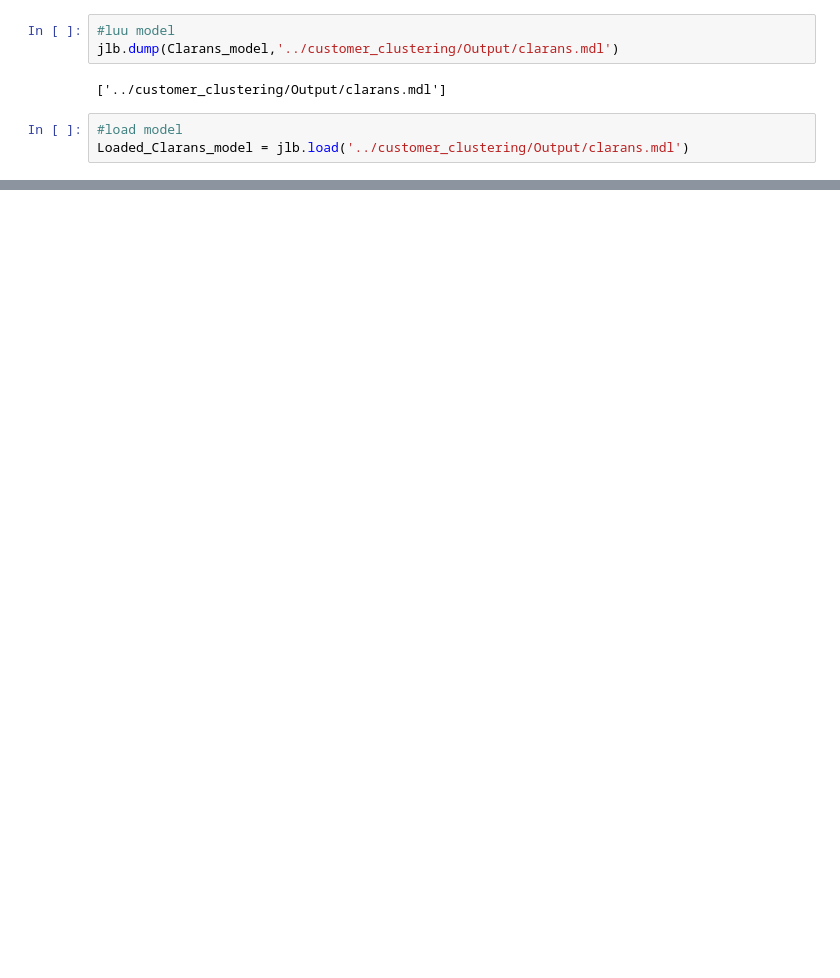
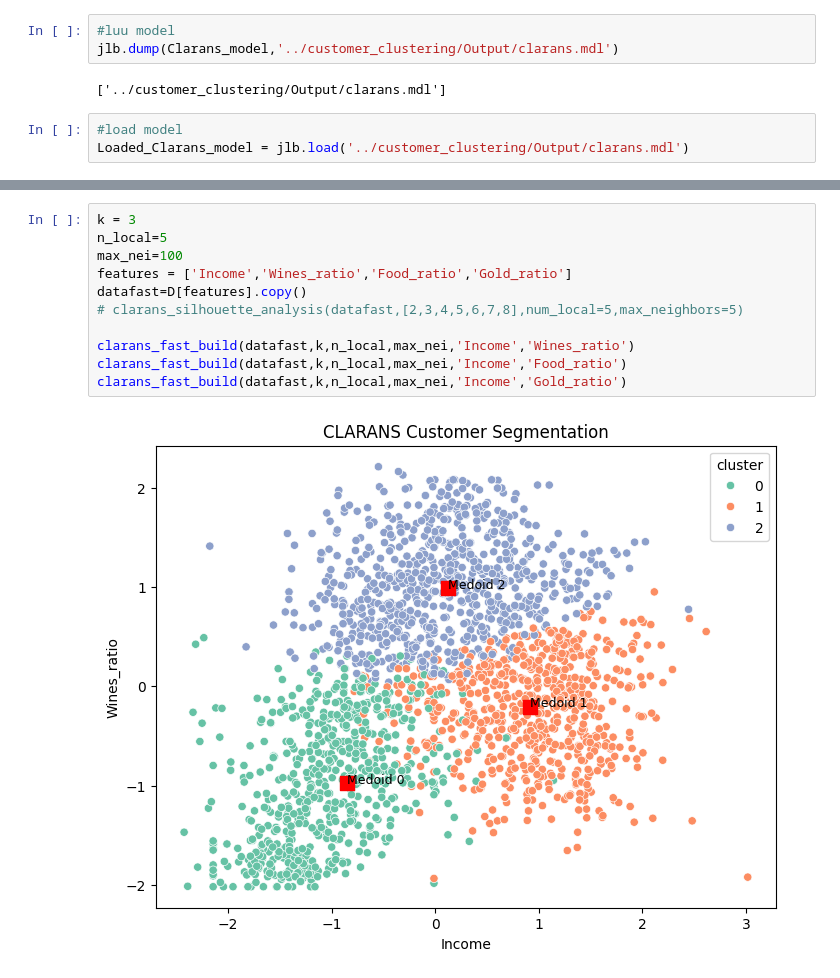
Before and after one commit to GiaHuy910/CLARANS-IN-MARKETING, a Jupyter notebook: customer_clustering/Clarans.ipynb, the cells around one changed output, grey strips where cells are left out. Drawn from its saved outputs; the diff is of its cells as text; blank space fills up the shorter version.

```diff
--- a/customer_clustering/Clarans.ipynb
+++ b/customer_clustering/Clarans.ipynb
@@ -167,0 +236,13 @@ clarans_fast_build(datafast,k,n_local,max_nei,'Income','MntWines',data_pca)
+# %%
+k = 3
+n_local=5
+max_nei=100
+features = ['Income','Wines_ratio','Food_ratio','Gold_ratio']
+datafast=D[features].copy()
+# clarans_silhouette_analysis(datafast,[2,3,4,5,6,7,8],num_local=5,max_neighbors=5)
+
+clarans_fast_build(datafast,k,n_local,max_nei,'Income','Wines_ratio')
+clarans_fast_build(datafast,k,n_local,max_nei,'Income','Food_ratio')
+clarans_fast_build(datafast,k,n_local,max_nei,'Income','Gold_ratio')
+# %% [output]
+[figure, added]
```
Also changed, not shown: parts of 15 cells of this notebook, 3 other files.
